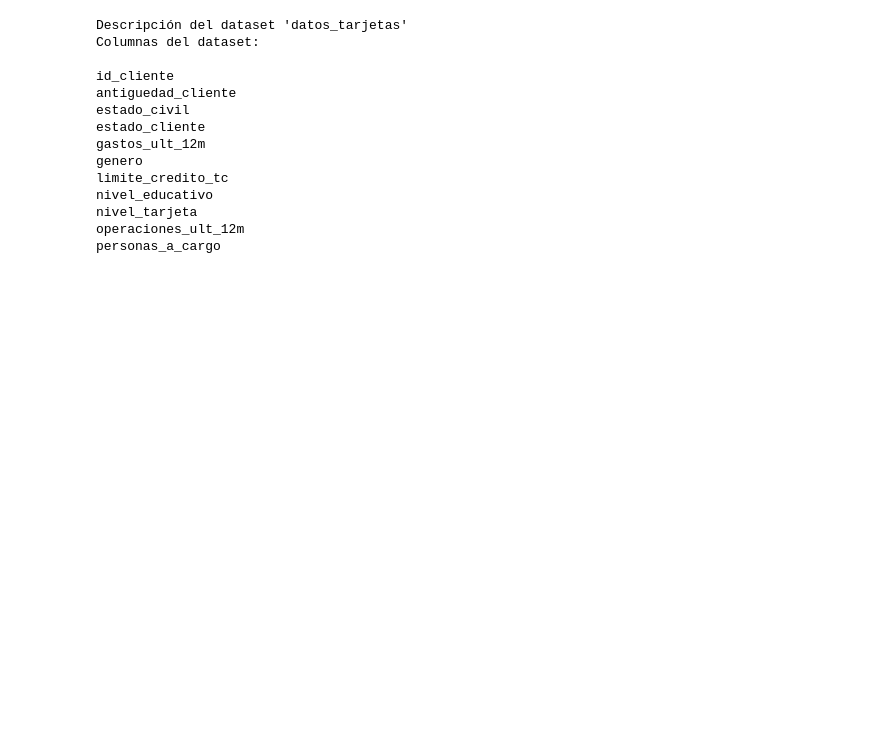
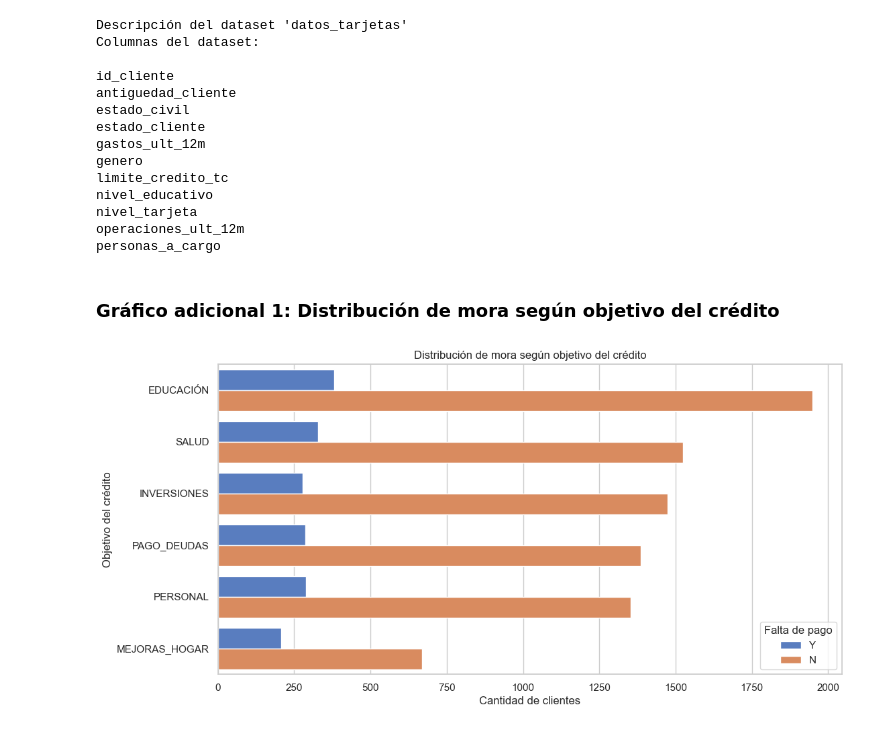
Before and after one commit to karenLS3/13MBID-AP, a Jupyter notebook: notebooks/CD01_Visualizacion.ipynb, the cells around one changed output. Drawn from its saved outputs; the diff is of its cells as text; code cells hidden in the pictures; blank space fills up the shorter version.

```diff
--- a/notebooks/CD01_Visualizacion.ipynb
+++ b/notebooks/CD01_Visualizacion.ipynb
@@ -286,3 +286,23 @@ nivel_educativo
 nivel_tarjeta
 operaciones_ult_12m
 personas_a_cargo
+# %% [markdown]
+### Gráfico adicional 1: Distribución de mora según objetivo del crédito
+# %%
+plt.figure(figsize=(12, 6))
+
+sns.countplot(
+    y="objetivo_credito",
+    hue="falta_pago",
+    data=df_creditos,
+    order=df_creditos["objetivo_credito"].value_counts().index
+)
+
+plt.title("Distribución de mora según objetivo del crédito")
+plt.xlabel("Cantidad de clientes")
+plt.ylabel("Objetivo del crédito")
+plt.legend(title="Falta de pago")
+
+plt.show()
+# %% [output]
+[figure, added]
```
Also changed, not shown: parts of 2 cells of this notebook, 3 other files.
